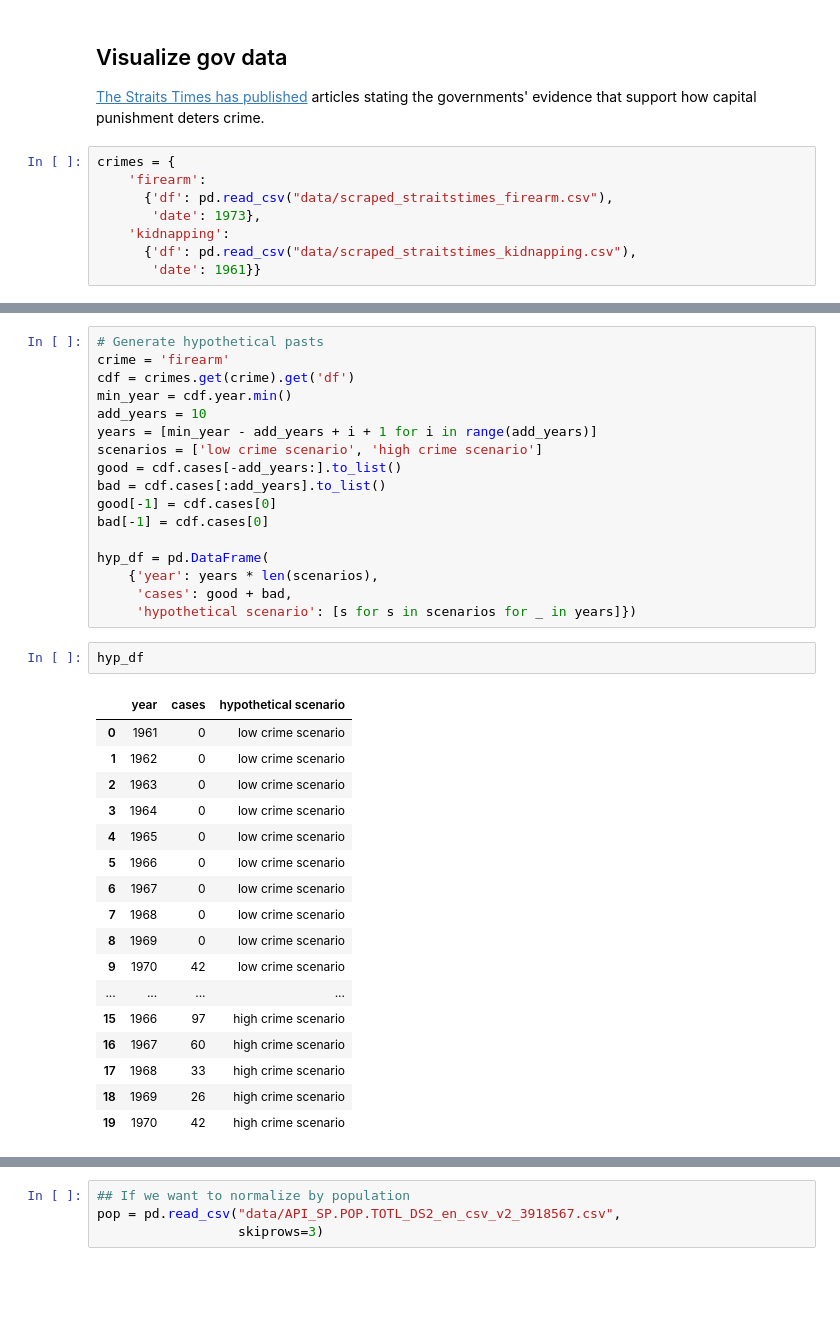
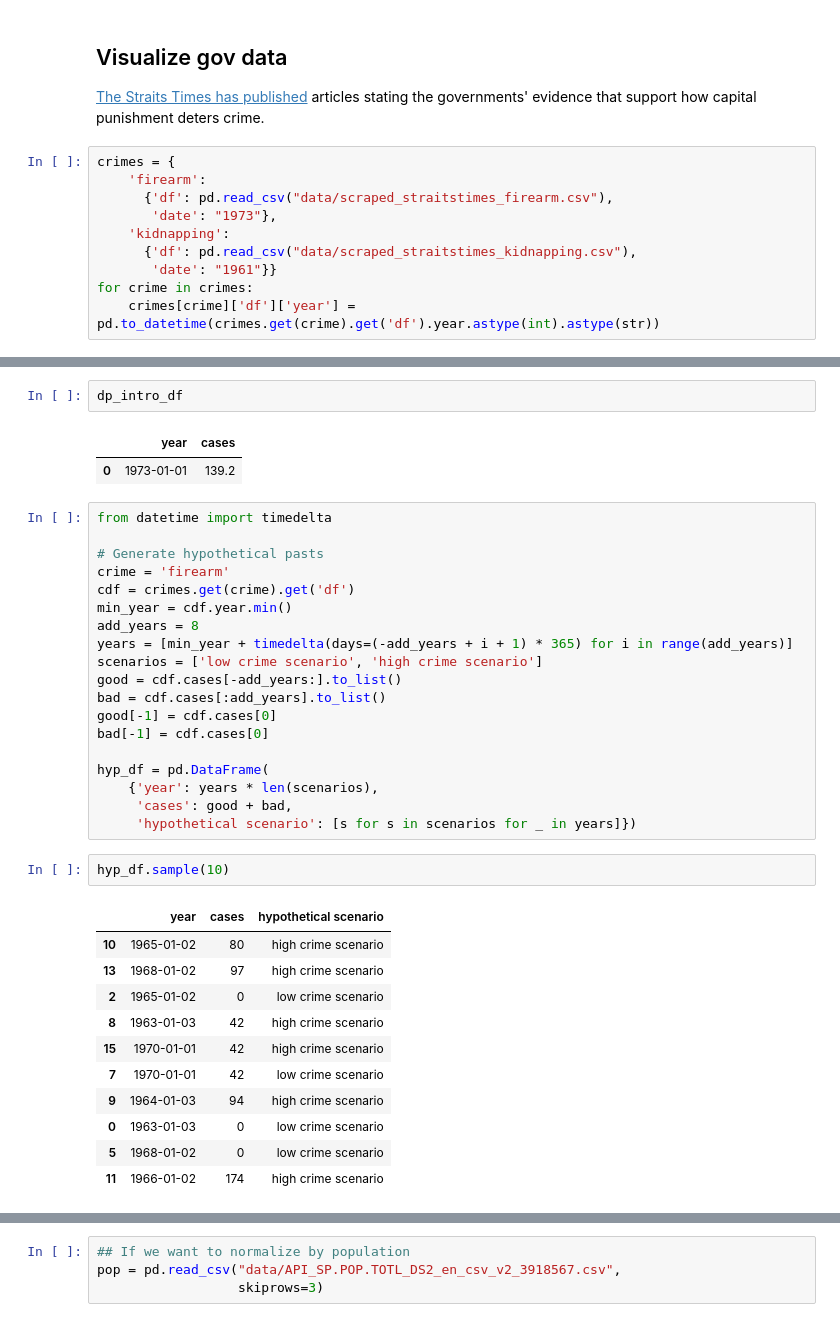
Before and after one commit to leewtai/kontinental, a Jupyter notebook: proj/make_graphs.ipynb, the cells around one changed output, grey strips where cells are left out. Cells and saved outputs as stored; diff of their text form; blank space fills up the shorter version.

```diff
--- a/proj/make_graphs.ipynb
+++ b/proj/make_graphs.ipynb
@@ -61,7 +61,9 @@ sources + max_line
 crimes = {
     'firearm':
       {'df': pd.read_csv("data/scraped_straitstimes_firearm.csv"),
-       'date': 1973},
+       'date': "1973"},
     'kidnapping':
       {'df': pd.read_csv("data/scraped_straitstimes_kidnapping.csv"),
-       'date': 1961}}
+       'date': "1961"}}
+for crime in crimes:
+    crimes[crime]['df']['year'] = pd.to_datetime(crimes.get(crime).get('df').year.astype(int).astype(str))
@@ -68,10 +101,17 @@ crimes = {
+# %%
+dp_intro_df
+# %% [output]
+|  | year | cases |
+| 0 | 1973-01-01 | 139.2 |
 # %%
+from datetime import timedelta
+
 # Generate hypothetical pasts
 crime = 'firearm'
 cdf = crimes.get(crime).get('df')
 min_year = cdf.year.min()
-add_years = 10
-years = [min_year - add_years + i + 1 for i in range(add_years)]
+add_years = 8
+years = [min_year + timedelta(days=(-add_years + i + 1) * 365) for i in range(add_years)]
 scenarios = ['low crime scenario', 'high crime scenario']
 good = cdf.cases[-add_years:].to_list()
 bad = cdf.cases[:add_years].to_list()
@@ -83,25 +123,19 @@ hyp_df = pd.DataFrame(
      'cases': good + bad,
      'hypothetical scenario': [s for s in scenarios for _ in years]})
 # %%
-hyp_df
+hyp_df.sample(10)
 # %% [output]
 |  | year | cases | hypothetical scenario |
-| 0 | 1961 | 0 | low crime scenario |
-| 1 | 1962 | 0 | low crime scenario |
-| 2 | 1963 | 0 | low crime scenario |
-| 3 | 1964 | 0 | low crime scenario |
-| 4 | 1965 | 0 | low crime scenario |
-| 5 | 1966 | 0 | low crime scenario |
-| 6 | 1967 | 0 | low crime scenario |
-| 7 | 1968 | 0 | low crime scenario |
-| 8 | 1969 | 0 | low crime scenario |
-| 9 | 1970 | 42 | low crime scenario |
-| ... | ... | ... | ... |
-| 15 | 1966 | 97 | high crime scenario |
-| 16 | 1967 | 60 | high crime scenario |
-| 17 | 1968 | 33 | high crime scenario |
-| 18 | 1969 | 26 | high crime scenario |
-| 19 | 1970 | 42 | high crime scenario |
+| 10 | 1965-01-02 | 80 | high crime scenario |
+| 13 | 1968-01-02 | 97 | high crime scenario |
+| 2 | 1965-01-02 | 0 | low crime scenario |
+| 8 | 1963-01-03 | 42 | high crime scenario |
+| 15 | 1970-01-01 | 42 | high crime scenario |
+| 7 | 1970-01-01 | 42 | low crime scenario |
+| 9 | 1964-01-03 | 94 | high crime scenario |
+| 0 | 1963-01-03 | 0 | low crime scenario |
+| 5 | 1968-01-02 | 0 | low crime scenario |
+| 11 | 1966-01-02 | 174 | high crime scenario |
 # %%
 dat = crimes.get(crime)
 df = dat.get('df')
```
Also changed, not shown: parts of 15 cells of this notebook, 1 other file.
